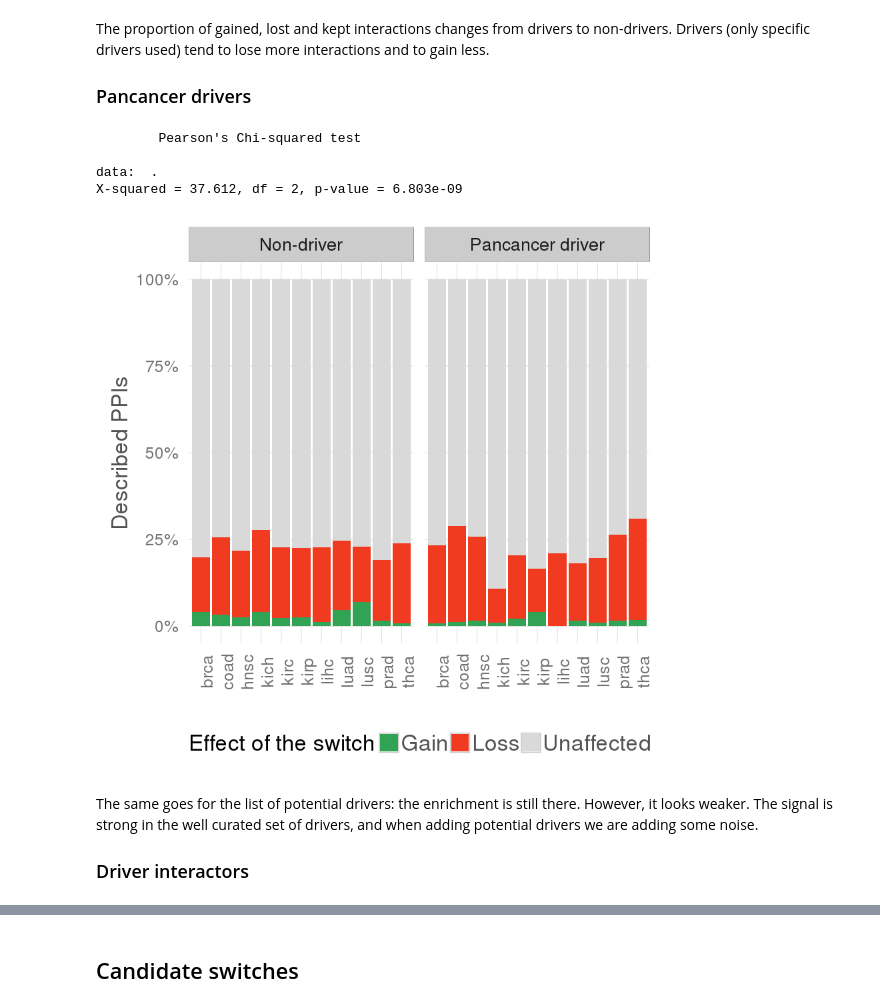
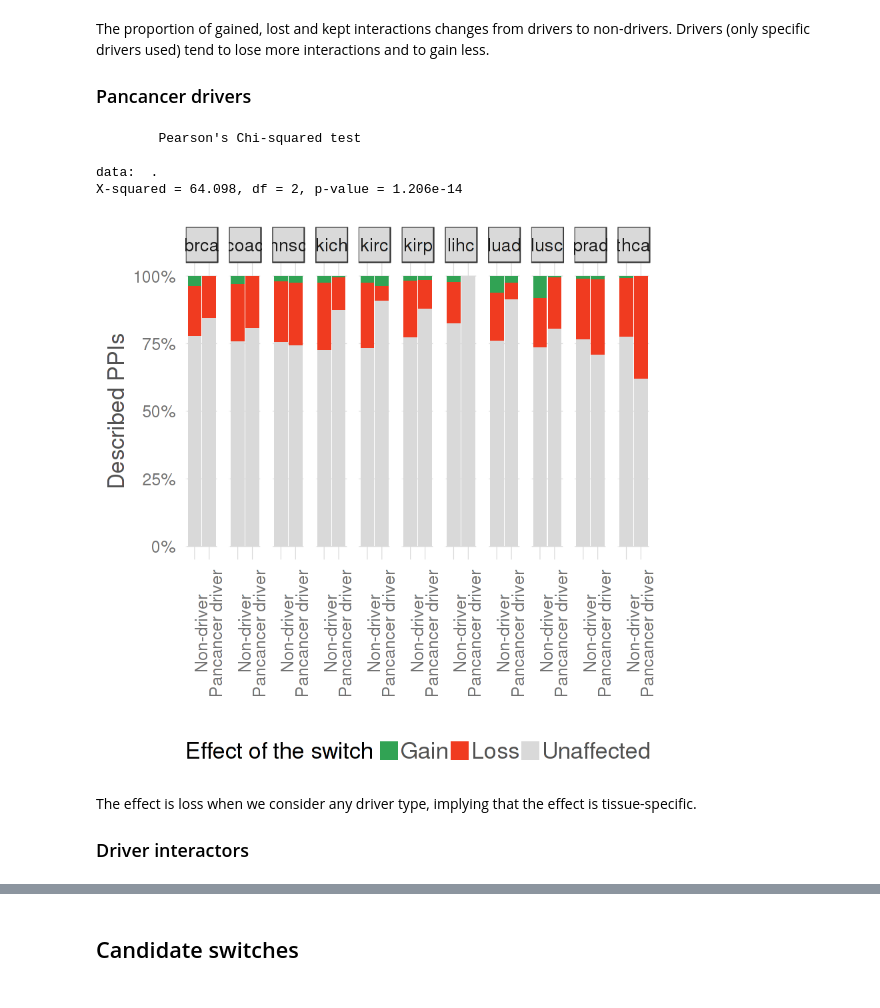
Before and after one commit to hclimente/smartas, a Jupyter notebook: structural_analysis/ppi.ipynb, the cells around one changed output, grey strips where cells are left out. Drawn from its saved outputs; the diff is of its cells as text; code cells hidden in the pictures.

```diff
--- a/structural_analysis/ppi.ipynb
+++ b/structural_analysis/ppi.ipynb
@@ -10,7 +10,7 @@ switches <- read_tsv("../data/pancancer/candidateList_full.tsv") %>%
     filter(Reliable==1 & IsFunctional==1 & Origin=="Tumor")
 
 switches.split <- read_tsv("../data/pancancer/candidateList_full.tumorSplit.tsv") %>%
-    filter(Reliable==1 & IsFunctional==1 & Origin=="Tumor")
+    filter(EnoughRecurrence == 1 & NotNoise==1 & IsModel==1 & Origin=="Tumor")
 
 potus <- switches %>%
     select(GeneId,Symbol,Normal_transcript,Tumor_transcript, Recurrence,
@@ -170,29 +174,29 @@ The proportion of gained, lost and kept interactions changes from drivers to non
 # %%
 ppi.split %>%
     mutate(Driver = ifelse(Driver==1, "Pancancer driver", "Non-driver")) %>%
-    ggplot(aes(x=Tumor,fill=What)) +
+    ggplot(aes(x=Driver,fill=What)) +
         geom_bar(position="fill") +
         clean_theme() +
         labs(x="",y="Described PPIs",fill="Effect of the switch") +
         scale_fill_manual(values = ppiPalette) +
         theme(legend.position="bottom", axis.text.x = element_text(angle = 90)) +
         scale_y_continuous(labels = percent) +
-        facet_grid(.~Driver)
+        facet_grid(.~Tumor)
 
 ppi.split %>%
     select(Driver,What) %>%
     table %>%
     chisq.test
 # %% [output]
         Pearson's Chi-squared test
 
 data:  .
-X-squared = 37.612, df = 2, p-value = 6.803e-09
+X-squared = 64.098, df = 2, p-value = 1.206e-14
-[figure, old version]
+[figure, new version]
-# %% [markdown]
-The same goes for the list of potential drivers: the enrichment is still there. However, it looks weaker. The signal is strong in the well curated set of drivers, and when adding potential drivers we are adding some noise.
-
-### Driver interactors
+# %% [markdown]
+The effect is loss when we consider any driver type, implying that the effect is tissue-specific.
+
+### Driver interactors
 # %%
 id2symbol <- proteome %>%
     select(GeneId,Symbol) %>%
```
Also changed, not shown: parts of 15 cells of this notebook.
